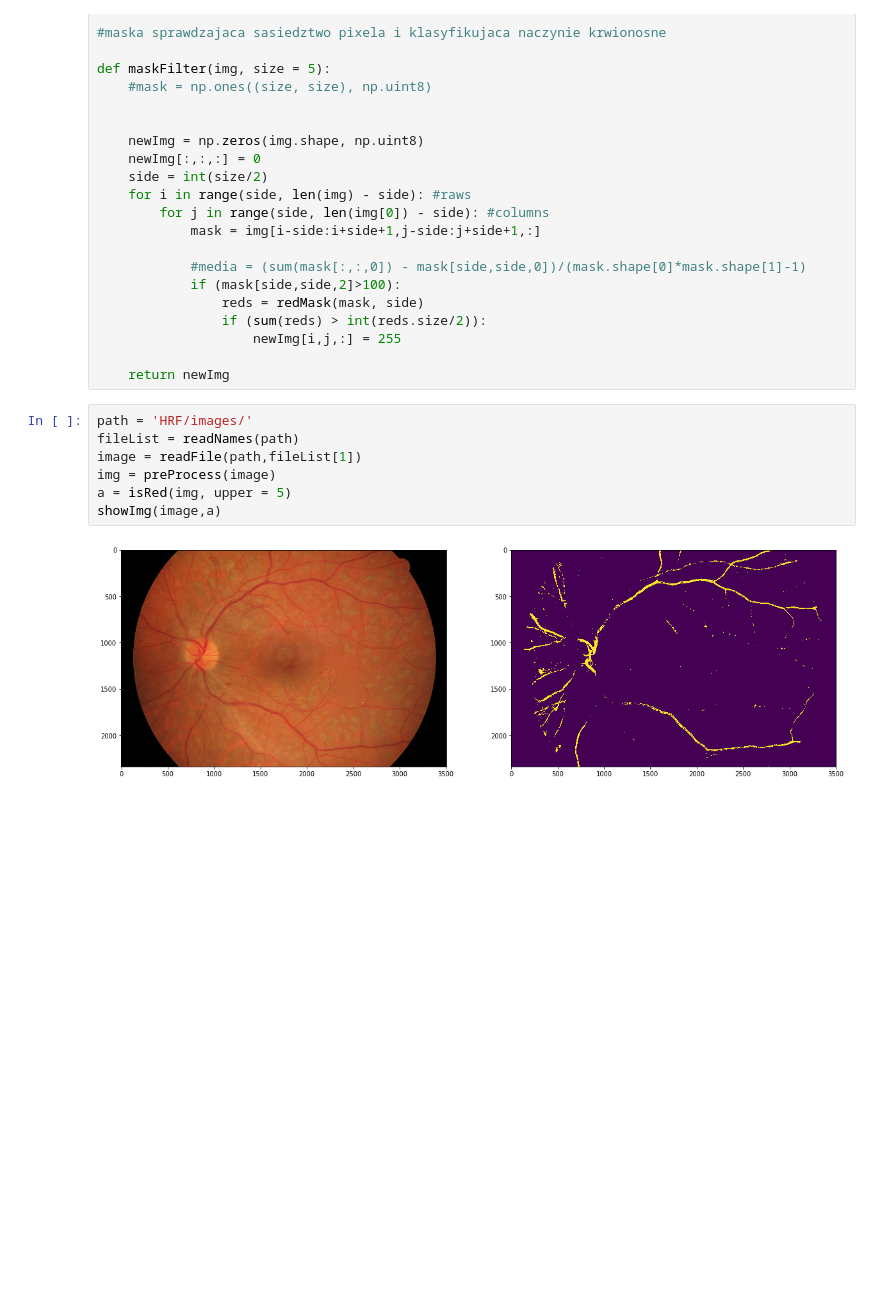
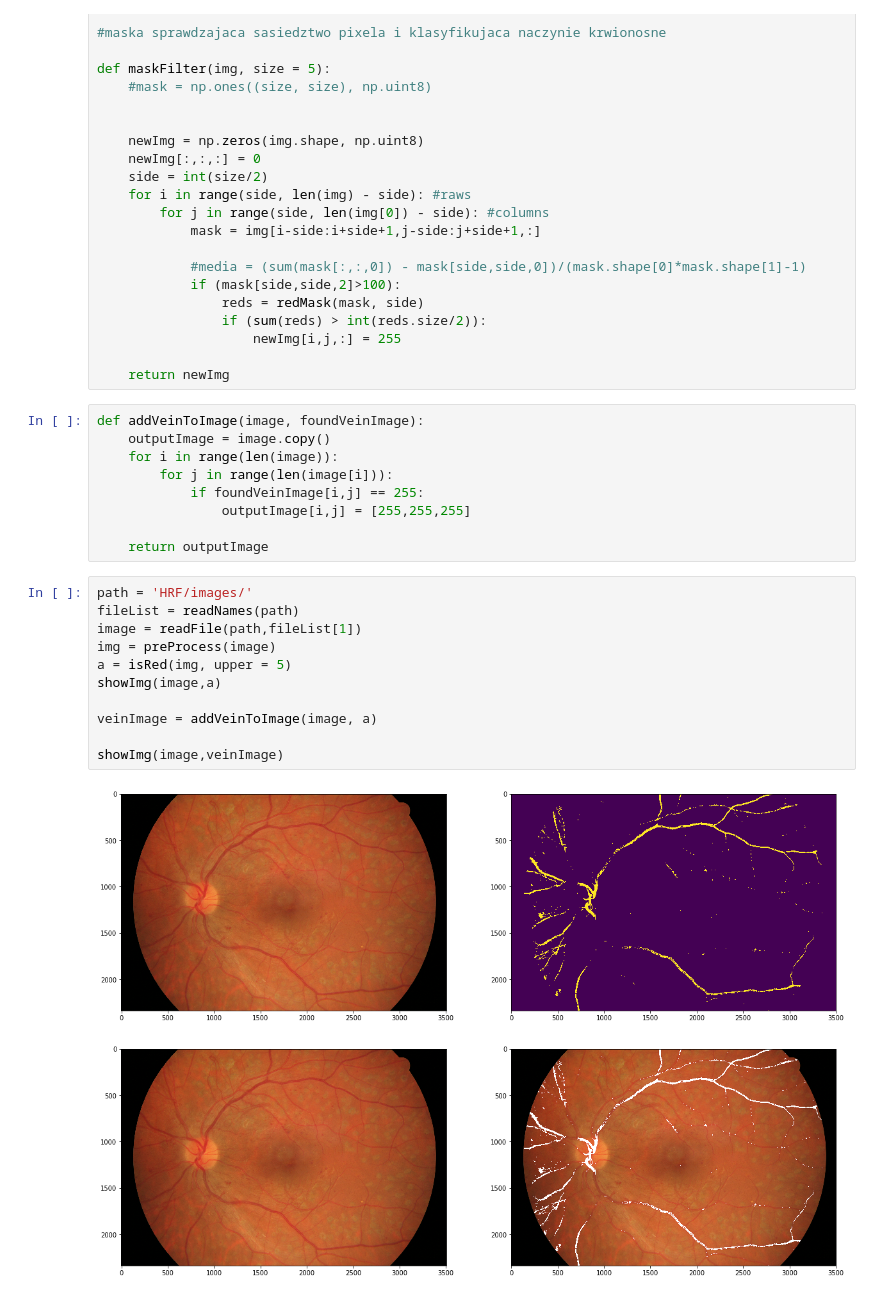
Before and after one commit to matbamberski/IwM-Eye, a Jupyter notebook: dnaOka.ipynb, the cells around one changed output. Cells and saved outputs as stored; diff of their text form; blank space fills up the shorter version.

Commit message:
Add Vein coloring on original image and compute mean error

```diff
--- a/dnaOka.ipynb
+++ b/dnaOka.ipynb
@@ -110,15 +110,29 @@ def maskFilter(img, size = 5):
                     newImg[i,j,:] = 255
 
     return newImg
+# %%
+def addVeinToImage(image, foundVeinImage):
+    outputImage = image.copy()
+    for i in range(len(image)):
+        for j in range(len(image[i])):
+            if foundVeinImage[i,j] == 255:
+                outputImage[i,j] = [255,255,255]
+
+    return outputImage
 # %%
 path = 'HRF/images/'
 fileList = readNames(path)
 image = readFile(path,fileList[1])
 img = preProcess(image)
 a = isRed(img, upper = 5)
 showImg(image,a)
+
+veinImage = addVeinToImage(image, a)
+
+showImg(image,veinImage)
 # %% [output]
 [figure]
+[figure, added]
 # %%
 path = 'HRF/images/'
 fileList = readNames(path)
```
Also changed, not shown: parts of 3 cells of this notebook.
